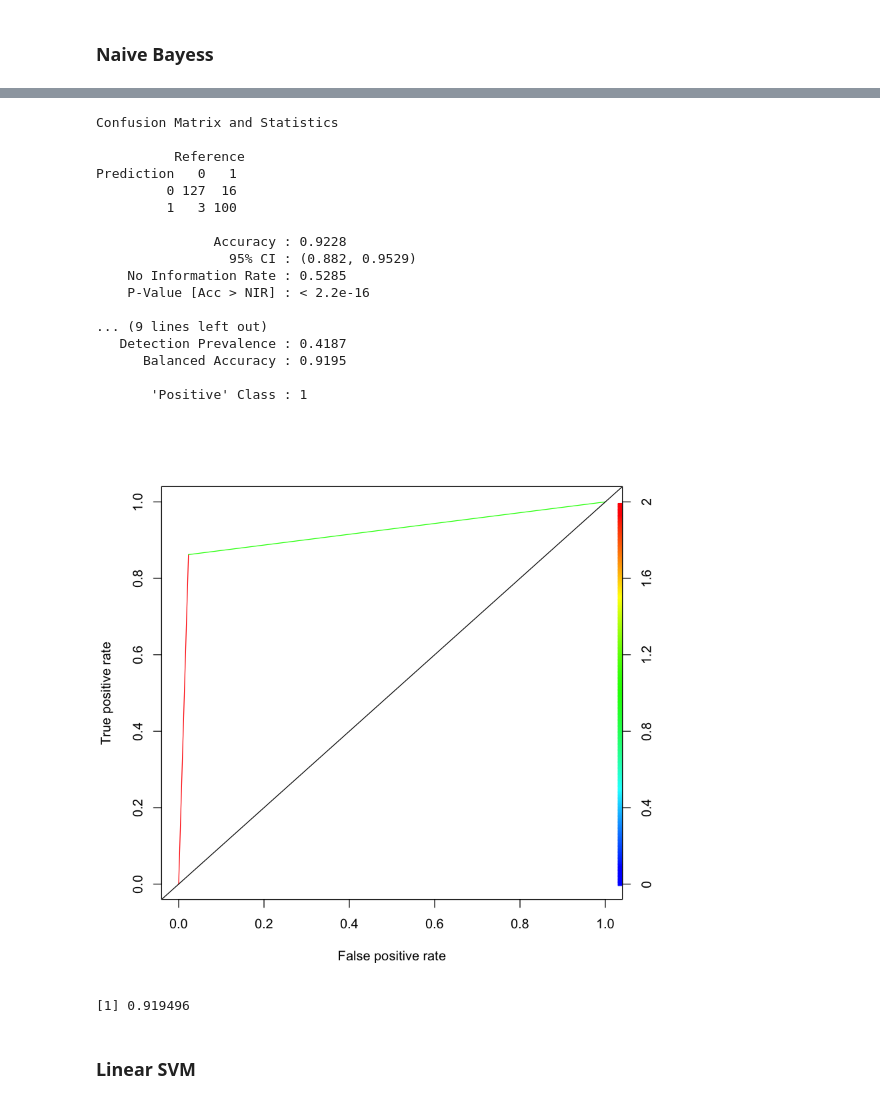
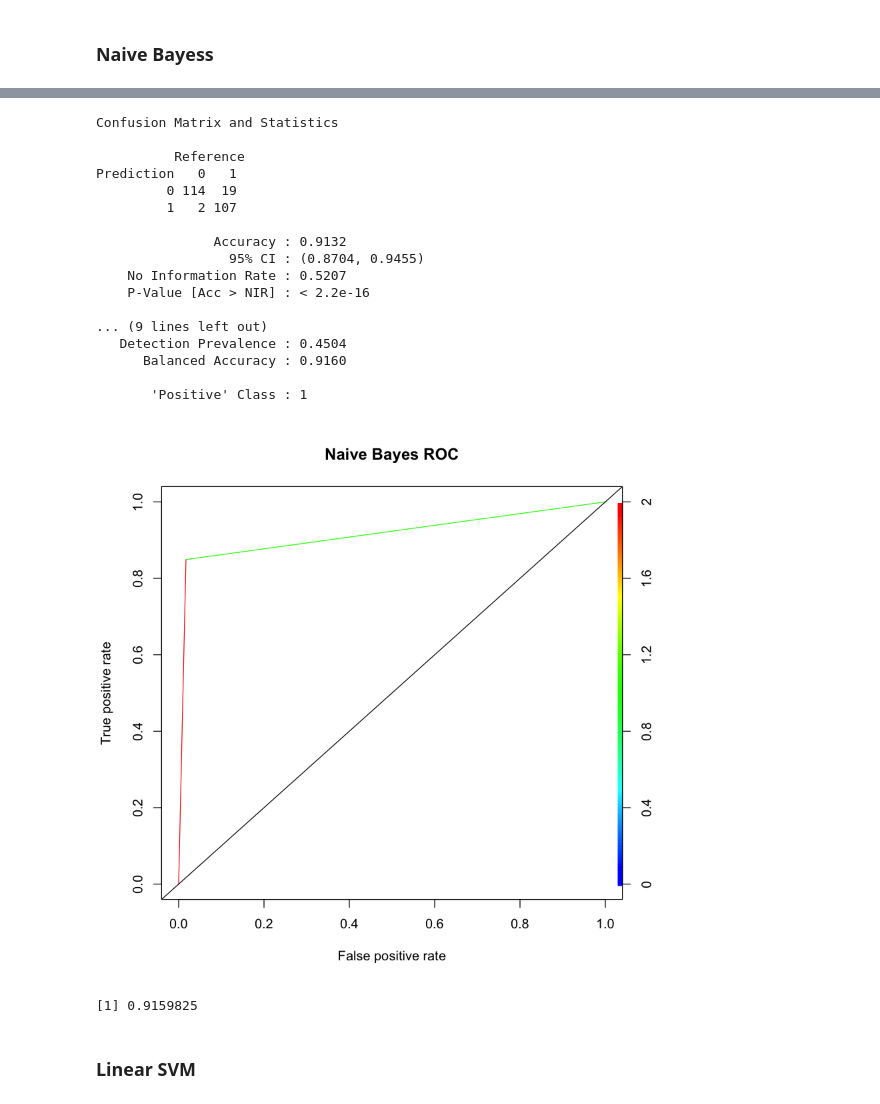
Before and after one commit to jamalarz/Projet_Supervised_Learning, a Jupyter notebook: Projet_Supervised_Learning.ipynb, the cells around one changed output, grey strips where cells are left out. Cells and saved outputs as stored; diff of their text form; code cells hidden in the pictures.

```diff
--- a/Projet_Supervised_Learning.ipynb
+++ b/Projet_Supervised_Learning.ipynb
@@ -309,8 +490,8 @@ as.numeric(auc_perf_knn@y.values)
 # %% [markdown]
 ### Naive Bayess
 # %%
-bayes <- naiveBayes(as.factor(datad_us_train$Class)~., data = datad_us_train, laplace = 1,)
-bayes$apriori
+nb_us = naiveBayes(as.factor(data_us_train$Class)~., data = data_us_train, laplace = 1)
+nb_us$apriori
 # %% [output]
 Y
   0   1
@@ -339,37 +507,39 @@ Levels: 0 1
+# %%
+nb_us_pred <- predict(nb_us, data_us_test)
 # %%
-confusionMatrix(pred, as.factor(datad_us_test$Class), positive = "1")
+confusionMatrix(nb_us_pred, as.factor(data_us_test$Class), positive = "1")
 # %% [output]
 Confusion Matrix and Statistics
 
           Reference
 Prediction   0   1
-         0 127  16
-         1   3 100
+         0 114  19
+         1   2 107
 
-               Accuracy : 0.9228
-                 95% CI : (0.882, 0.9529)
-    No Information Rate : 0.5285
+               Accuracy : 0.9132
+                 95% CI : (0.8704, 0.9455)
+    No Information Rate : 0.5207
     P-Value [Acc > NIR] : < 2.2e-16
 
 ... (9 lines left out)
-   Detection Prevalence : 0.4187
-      Balanced Accuracy : 0.9195
+   Detection Prevalence : 0.4504
+      Balanced Accuracy : 0.9160
 
        'Positive' Class : 1
 # %%
-roc_pred_nb=prediction(as.numeric(as.character(pred)),datad_us_test$Class)
+nb_us_roc=prediction(as.numeric(as.character(nb_us_pred)),data_us_test$Class)
 # %%
-roc_pref_nb=performance(roc_pred_nb,measure = "tpr", x.measure = "fpr")
+nb_us_roc_perf=performance(nb_us_roc,measure = "tpr", x.measure = "fpr")
 # %%
-plot(roc_pref_nb,colorize=T)
+plot(nb_us_roc_perf,colorize=T, main="Naive Bayes ROC")
 abline(a=0, b= 1)
 # %% [output]
-[figure, old version]
+[figure, new version]
 # %%
-auc_perf_nb = performance(roc_pred_nb, measure = "auc")
-as.numeric(auc_perf_nb@y.values)
+nb_us_auc = performance(nb_us_roc, measure = "auc")
+as.numeric(nb_us_auc@y.values)
 # %% [output]
-[1] 0.919496
+[1] 0.9159825
 # %% [markdown]
 ### Linear SVM
 # %%
```
Also changed, not shown: parts of 145 cells of this notebook.
